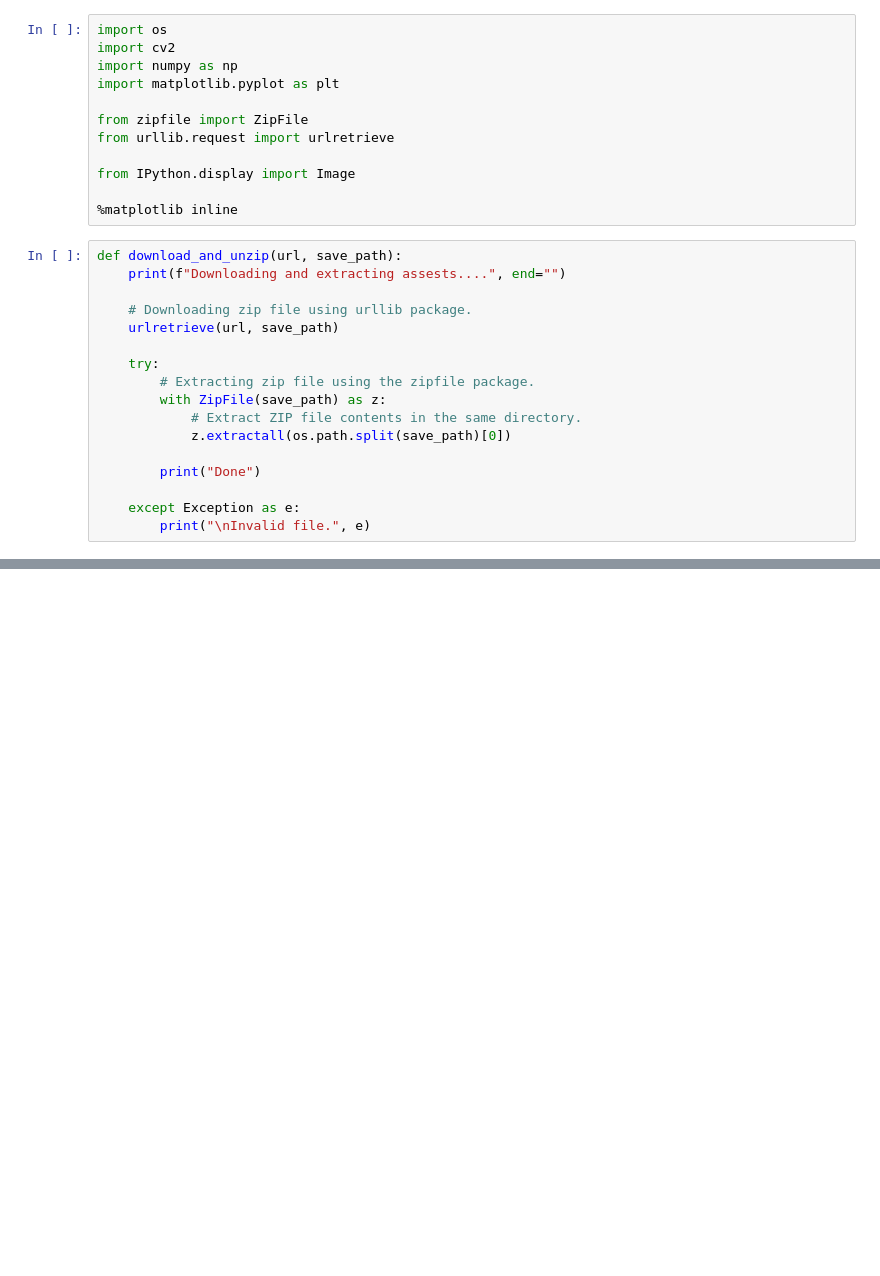
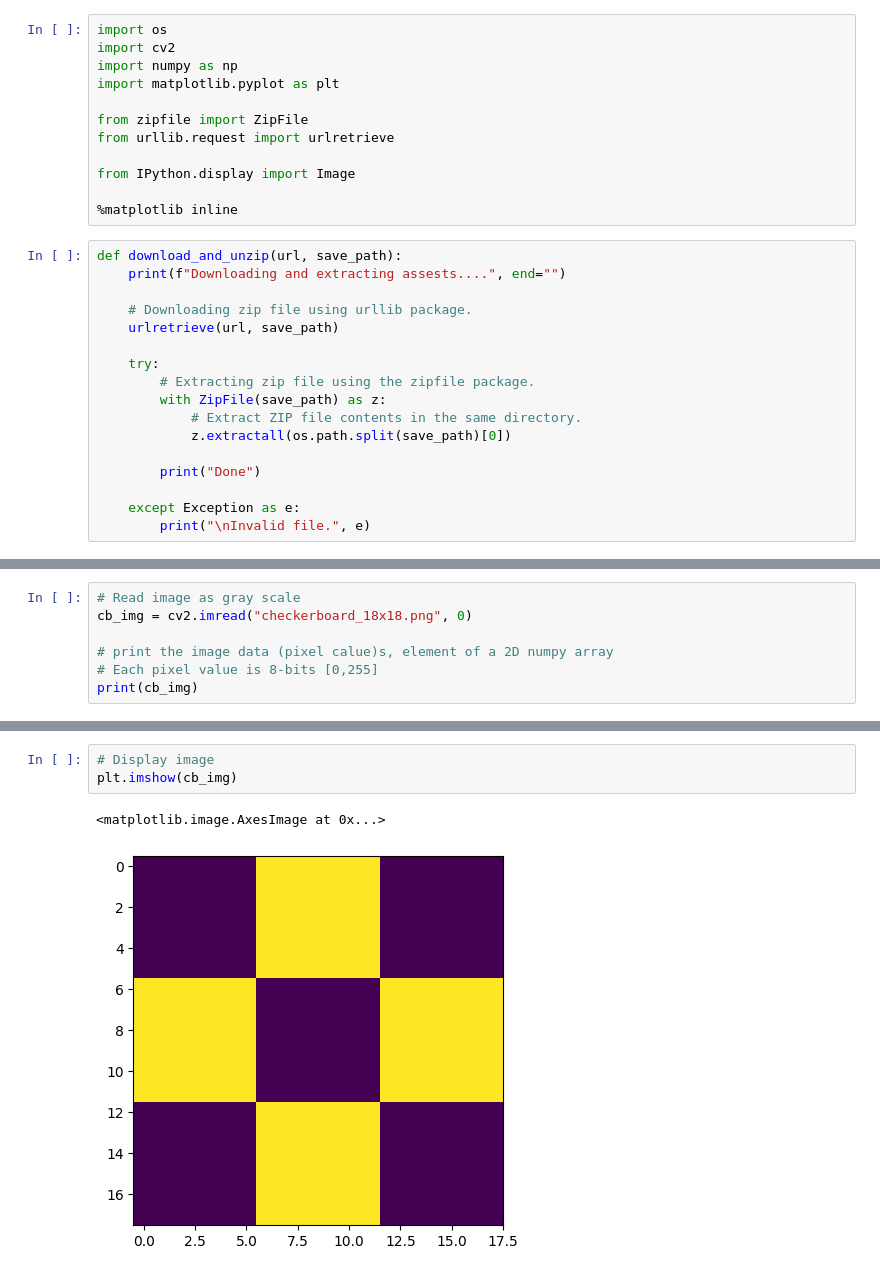
Before and after one commit to kai-lucky72/computer_vision, a Jupyter notebook: Untitled.ipynb, the cells around one changed output, grey strips where cells are left out. Drawn from its saved outputs; the diff is of its cells as text; blank space fills up the shorter version.

```diff
--- a/Untitled.ipynb
+++ b/Untitled.ipynb
@@ -42,0 +51,7 @@ FileNotFoundError: [Errno 2] No such file or directory: 'checkerboard_18x18.png'
+# %%
+# Read image as gray scale
+cb_img = cv2.imread("checkerboard_18x18.png", 0)
+
+# print the image data (pixel calue)s, element of a 2D numpy array
+# Each pixel value is 8-bits [0,255]
+print(cb_img)
@@ -42,0 +86,6 @@ FileNotFoundError: [Errno 2] No such file or directory: 'checkerboard_18x18.png'
+# %%
+# Display image
+plt.imshow(cb_img)
+# %% [output]
+<matplotlib.image.AxesImage at 0x...>
+[figure, added]
```
Also changed, not shown: parts of 17 cells of this notebook, 25 other files.
